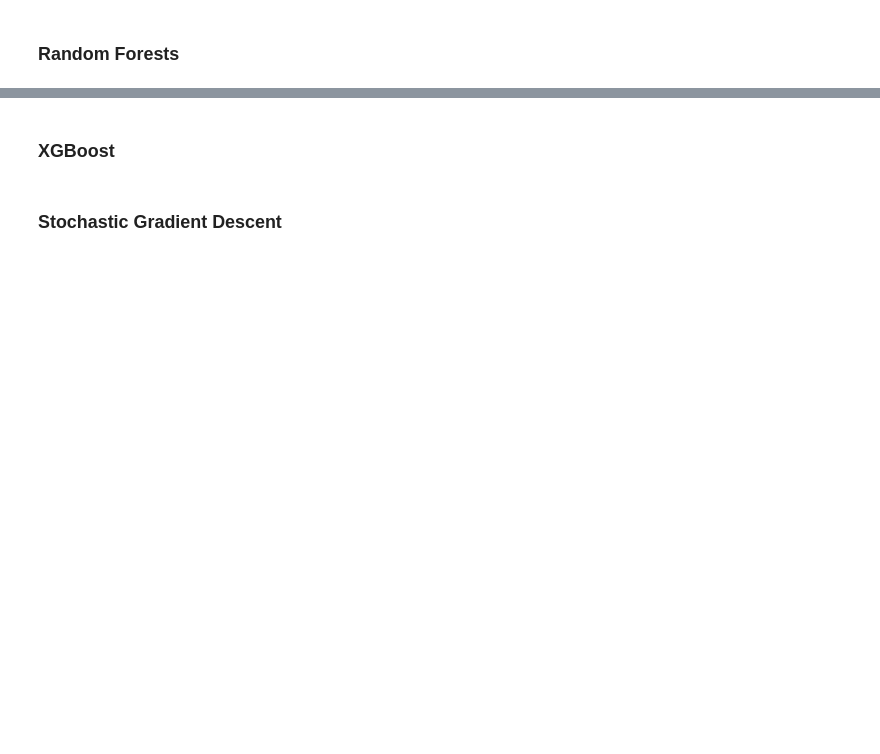
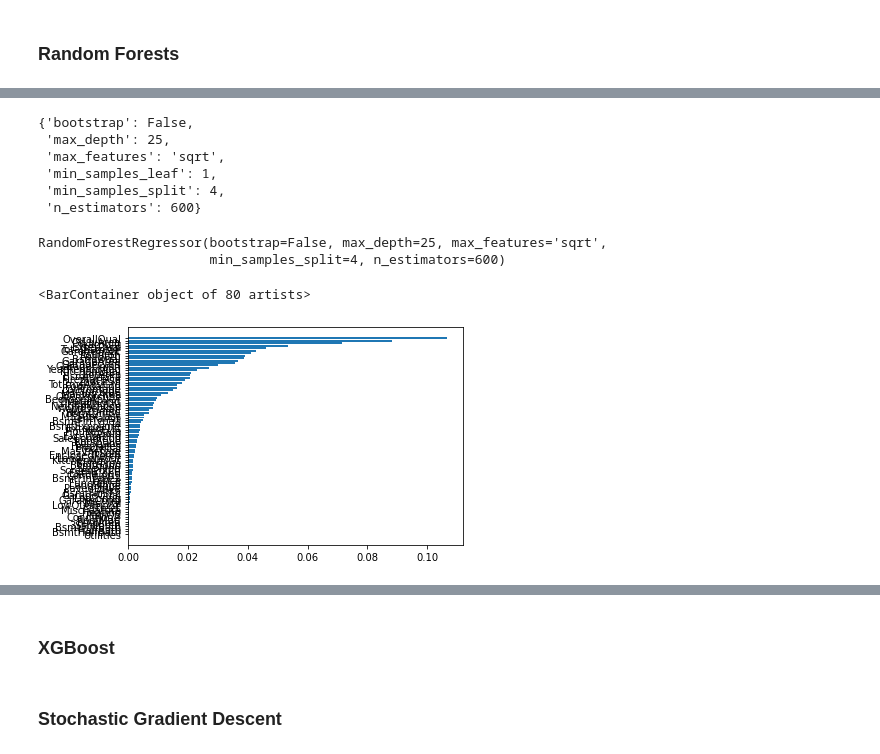
Before and after one commit to m-cheicki/ESILV_Advance_ML, a Jupyter notebook: CHEICKISMAIL_A5_DIA3_PW2_Model-Optimisation.ipynb, the cells around one changed output, grey strips where cells are left out. Drawn from its saved outputs; the diff is of its cells as text; code cells hidden in the pictures; blank space fills up the shorter version.

```diff
--- a/CHEICKISMAIL_A5_DIA3_PW2_Model-Optimisation.ipynb
+++ b/CHEICKISMAIL_A5_DIA3_PW2_Model-Optimisation.ipynb
@@ -280,0 +346,2 @@ Actual: 11.9 - Expected: 11.9 - Difference : 0.0
+# %%
+rf_random.fit(X_train, y_train)
@@ -280,0 +375,22 @@ Actual: 11.9 - Expected: 11.9 - Difference : 0.0
+# %%
+from sklearn.model_selection import GridSearchCV
+
+# Create the parameter grid based on the results of random search
+param_grid = {
+    'bootstrap': [False],
+    'max_depth': [5, 10, 15, 20, 25, 30],
+    'max_features': ['sqrt', 'auto'],
+    'min_samples_leaf': [1],
+    'min_samples_split': [4],
+    'n_estimators': [550, 600, 650]
+}
+
+# Create a base model
+rf = RandomForestRegressor(random_state = 42)
+
+# Instantiate the grid search model
+grid_search = GridSearchCV(estimator = rf, param_grid = param_grid,
+                          cv = 3, n_jobs = -1, verbose = 2, return_train_score=True)
+# %%
+ # Fit the grid search to the data
+grid_search.fit(X_train, y_train)
@@ -280,0 +406,25 @@ Actual: 11.9 - Expected: 11.9 - Difference : 0.0
+# %%
+grid_search.best_params_
+# %% [output]
+{'bootstrap': False,
+ 'max_depth': 25,
+ 'max_features': 'sqrt',
+ 'min_samples_leaf': 1,
+ 'min_samples_split': 4,
+ 'n_estimators': 600}
+# %%
+rf_grid = RandomForestRegressor(bootstrap = False, max_depth = 25, max_features = 'sqrt',
+    min_samples_leaf = 1, min_samples_split = 4, n_estimators = 600)
+
+rf_grid.fit(X_train, y_train)
+# %% [output]
+RandomForestRegressor(bootstrap=False, max_depth=25, max_features='sqrt',
+                      min_samples_split=4, n_estimators=600)
+# %%
+rf_grid_importance = list(zip(X_train.columns, rf_grid.feature_importances_))
+rf_grid_importance = pd.DataFrame(rf_grid_importance, columns=["Feature", "Importance"])
+rf_grid_importance = rf_grid_importance.sort_values('Importance', ascending=True)
+pyplot.barh(rf_grid_importance.Feature, rf_grid_importance.Importance)
+# %% [output]
+<BarContainer object of 80 artists>
+[figure, added]
```
Also changed, not shown: parts of 36 cells of this notebook.
